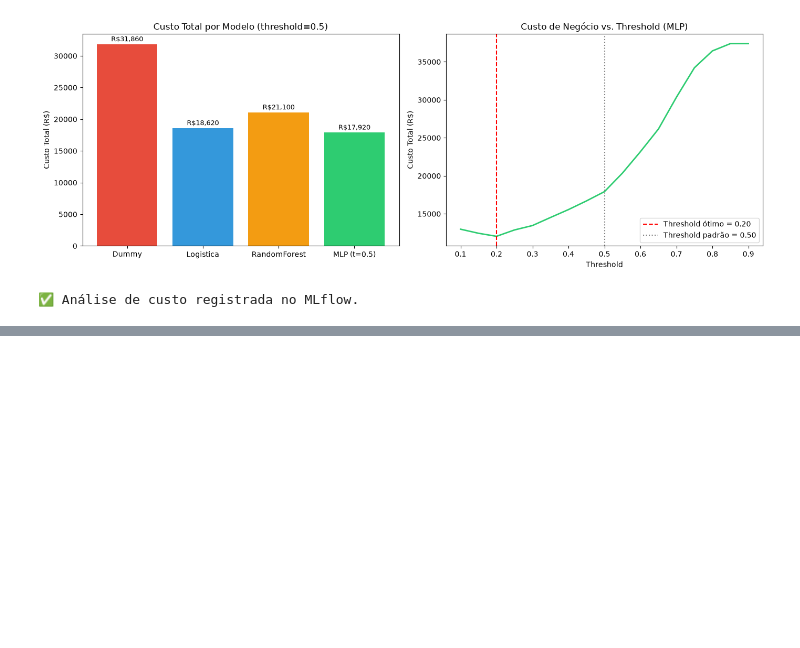
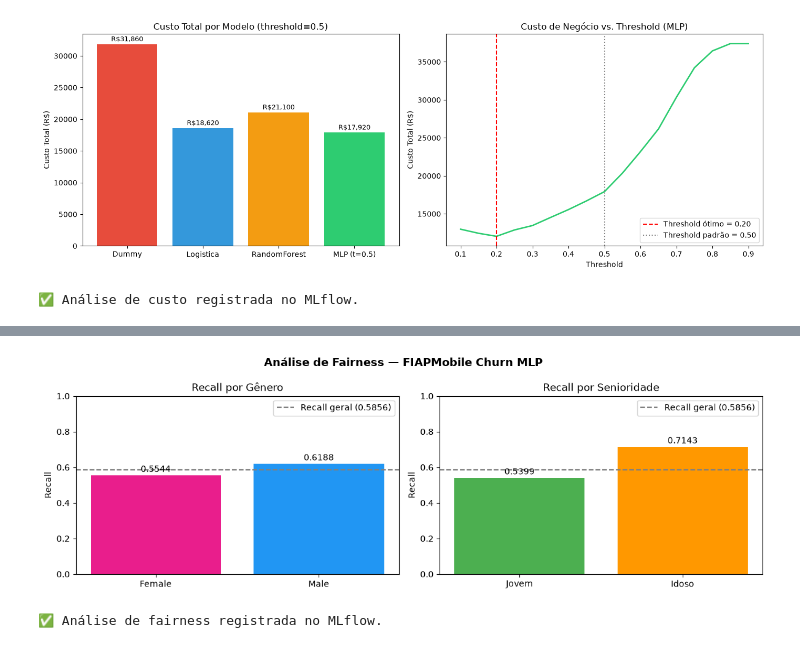
Before and after one commit to thiagossi/tech-challenge-churn-prediction, a Jupyter notebook: notebooks/eda_churn.ipynb, the cells around one changed output, grey strips where cells are left out. Saved outputs shown, nothing was run; the diff lists cells and outputs as text; code cells hidden in the pictures; blank space fills up the shorter version.

Commit message:
fix: falta de análise de Fairness e simples ajuste em ml_canvas

```diff
--- a/notebooks/eda_churn.ipynb
+++ b/notebooks/eda_churn.ipynb
@@ -835,6 +841,7 @@ plt.tight_layout()
 plt.show()
 
 # Registrar no MLflow
+mlflow.set_tracking_uri(f"sqlite:///{PROJECT_ROOT}/mlruns.db")
 mlflow.set_experiment("FIAPMobile_Churn_MLP")
 with mlflow.start_run(run_name="MLP_CostAnalysis"):
     mlflow.log_param("fn_cost_brl", FN_COST)
@@ -862,0 +874,70 @@ Custo com threshold padrão: R$17,920.00
+# %%
+import pandas as pd
+from sklearn.metrics import recall_score
+import matplotlib.pyplot as plt
+
+# Recupera atributos sensíveis do conjunto de teste
+# X_test mantém os índices originais do df_analise
+sensitive = df_analise.loc[X_test.index, ['gender', 'SeniorCitizen']].reset_index(drop=True)
+y_true = y_test.reset_index(drop=True)
+y_pred_s = pd.Series(y_pred_np)
+
+print('=' * 55)
+print('ANÁLISE DE FAIRNESS — FIAPMobile Churn MLP')
+print('=' * 55)
+
+# 1. Por Gênero
+print('\n📊 Recall por Gênero:')
+recall_female = recall_score(y_true[sensitive['gender'] == 'Female'], y_pred_s[sensitive['gender'] == 'Female'])
+recall_male   = recall_score(y_true[sensitive['gender'] == 'Male'],   y_pred_s[sensitive['gender'] == 'Male'])
+disp_genero   = abs(recall_female - recall_male)
+print(f'  Female  : Recall = {recall_female:.4f}  (n={( sensitive["gender"] == "Female").sum()})')
+print(f'  Male    : Recall = {recall_male:.4f}  (n={( sensitive["gender"] == "Male").sum()})')
+print(f'  Disparidade: {disp_genero:.4f} {"✅ Aceitável (<0.10)" if disp_genero < 0.10 else "⚠️ Atenção (>0.10)"}')
+
+# 2. Por Senioridade
+print('\n📊 Recall por Senioridade:')
+recall_jovem = recall_score(y_true[sensitive['SeniorCitizen'] == 0], y_pred_s[sensitive['SeniorCitizen'] == 0])
+recall_idoso = recall_score(y_true[sensitive['SeniorCitizen'] == 1], y_pred_s[sensitive['SeniorCitizen'] == 1])
+disp_senior  = abs(recall_jovem - recall_idoso)
+print(f'  Jovem (0): Recall = {recall_jovem:.4f}  (n={( sensitive["SeniorCitizen"] == 0).sum()})')
+print(f'  Idoso (1): Recall = {recall_idoso:.4f}  (n={( sensitive["SeniorCitizen"] == 1).sum()})')
+print(f'  Disparidade: {disp_senior:.4f} {"✅ Aceitável (<0.10)" if disp_senior < 0.10 else "⚠️ Atenção (>0.10)"}')
+
+# Visualização
+fig, axes = plt.subplots(1, 2, figsize=(12, 4))
+recall_geral = recall_score(y_true, y_pred_s)
+
+axes[0].bar(['Female', 'Male'], [recall_female, recall_male], color=['#e91e8c', '#2196F3'])
+axes[0].axhline(y=recall_geral, color='gray', linestyle='--', label=f'Recall geral ({recall_geral:.4f})')
+axes[0].set_title('Recall por Gênero')
+axes[0].set_ylabel('Recall')
+axes[0].set_ylim(0, 1)
+axes[0].legend()
+for i, v in enumerate([recall_female, recall_male]):
+    axes[0].text(i, v + 0.02, f'{v:.4f}', ha='center')
+
+axes[1].bar(['Jovem', 'Idoso'], [recall_jovem, recall_idoso], color=['#4CAF50', '#FF9800'])
+axes[1].axhline(y=recall_geral, color='gray', linestyle='--', label=f'Recall geral ({recall_geral:.4f})')
+axes[1].set_title('Recall por Senioridade')
+axes[1].set_ylabel('Recall')
+axes[1].set_ylim(0, 1)
+axes[1].legend()
+for i, v in enumerate([recall_jovem, recall_idoso]):
+    axes[1].text(i, v + 0.02, f'{v:.4f}', ha='center')
+
+plt.suptitle('Análise de Fairness — FIAPMobile Churn MLP', fontsize=13, fontweight='bold')
+plt.tight_layout()
+plt.show()
+
+# Registrar no MLflow
+with mlflow.start_run(run_name='MLP_FairnessAudit'):
+    mlflow.set_tag('model_type', 'fairness_audit')
+    mlflow.log_metric('recall_female', recall_female)
+    mlflow.log_metric('recall_male', recall_male)
+    mlflow.log_metric('recall_jovem', recall_jovem)
+    mlflow.log_metric('recall_idoso', recall_idoso)
+    mlflow.log_metric('disparidade_genero', disp_genero)
+    mlflow.log_metric('disparidade_senioridade', disp_senior)
+print('\n✅ Análise de fairness registrada no MLflow.')
+# %% [output]
@@ -862,0 +957,2 @@ Custo com threshold padrão: R$17,920.00
+[figure, added]
+✅ Análise de fairness registrada no MLflow.
```
Also changed, not shown: parts of 4 cells of this notebook, 1 other file.
